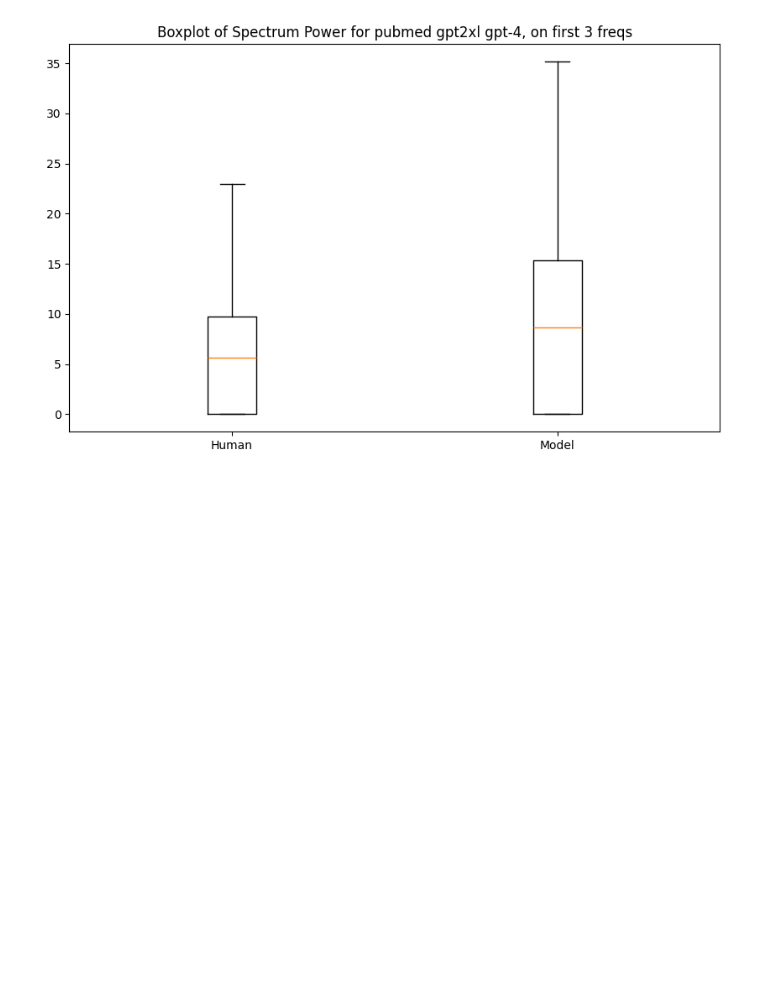
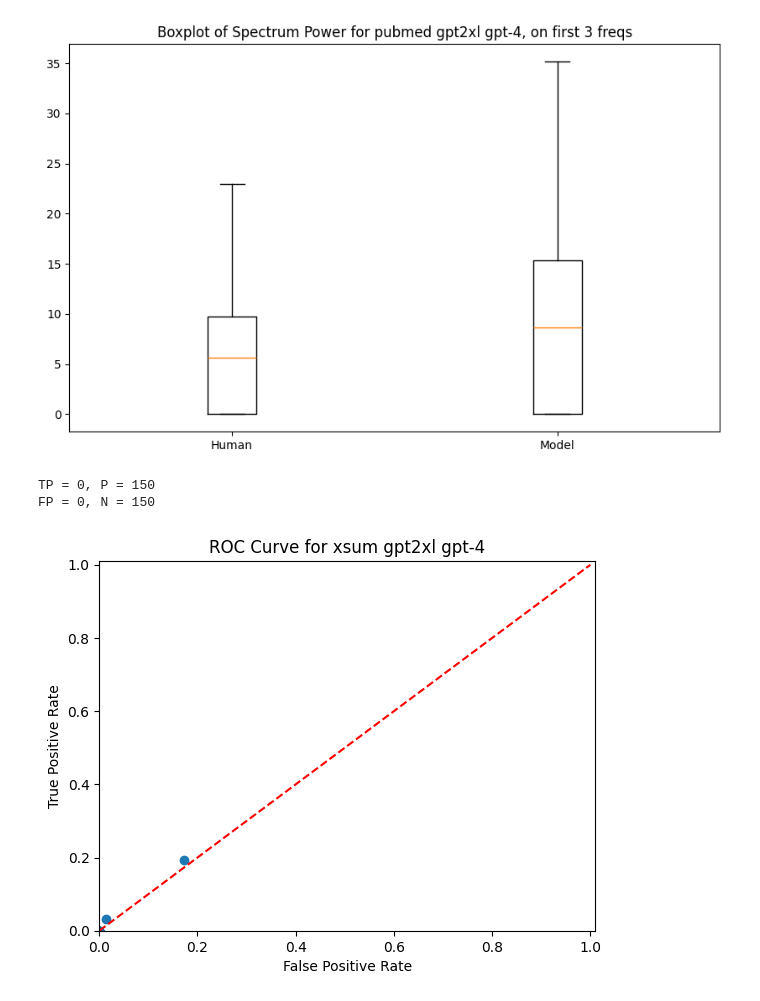
Before and after one commit to CLCS-SUSTech/FourierGPT, a Jupyter notebook: notebooks/auroc_pairwise.ipynb, the cells around one changed output. Drawn from its saved outputs; the diff is of its cells as text; code cells hidden in the pictures; blank space fills up the shorter version.

```diff
--- a/notebooks/auroc_pairwise.ipynb
+++ b/notebooks/auroc_pairwise.ipynb
@@ -99,3 +115,44 @@ plt.title(f'Boxplot of Spectrum Power for {genre} {est_name} {dataset}, on first
 plt.show()
 # %% [output]
 [figure]
+# %%
+# Scramble the spectrum and classify
+k_threshold = 0
+human_power = sp_human.spectrum_df.groupby('sid').head(k_threshold)['power']
+model_power = sp_model.spectrum_df.groupby('sid').head(k_threshold)['power']
+power_threshold = (human_power.mean() + model_power.mean()) / 2
+x_human = sp_human.get_dict()
+x_model = sp_model.get_dict()
+
+TP, P = classify(x_model, k_threshold, power_threshold, heuristics='>')
+print(f'TP = {TP}, P = {P}')
+FP, N = classify(x_human, k_threshold, power_threshold, heuristics='>')
+print(f'FP = {FP}, N = {N}')
+# %% [output]
+TP = 0, P = 150
+FP = 0, N = 150
+# %%
+TPRs, FPRs = [], []
+for k_threshold in range(2, 20):
+    human_power = sp_human.spectrum_df.groupby('sid').head(k_threshold)['power']
+    model_power = sp_model.spectrum_df.groupby('sid').head(k_threshold)['power']
+    power_threshold = (human_power.mean() + model_power.mean()) / 2
+    x_human = sp_human.get_dict()
+    x_model = sp_model.get_dict()
+    TP, P = classify(x_model, k_threshold, power_threshold, heuristics='<')
+    TPRs.append(TP / P)
+    FP, N = classify(x_human, k_threshold, power_threshold, heuristics='<')
+    FPRs.append(FP / N)
+# print(TPRs, FPRs)
+# %%
+# scatter plot of TPR vs FPR
+plt.scatter(FPRs, TPRs)
+plt.plot([0,1], [0,1], 'r--')
+plt.xlabel('False Positive Rate')
+plt.ylabel('True Positive Rate')
+plt.title(f'ROC Curve for {genre} {est_name} {dataset}')
+plt.xlim(0,1.01)
+plt.ylim(0,1.01)
+plt.show()
+# %% [output]
+[figure, added]
```
Also changed, not shown: parts of 3 cells of this notebook.
